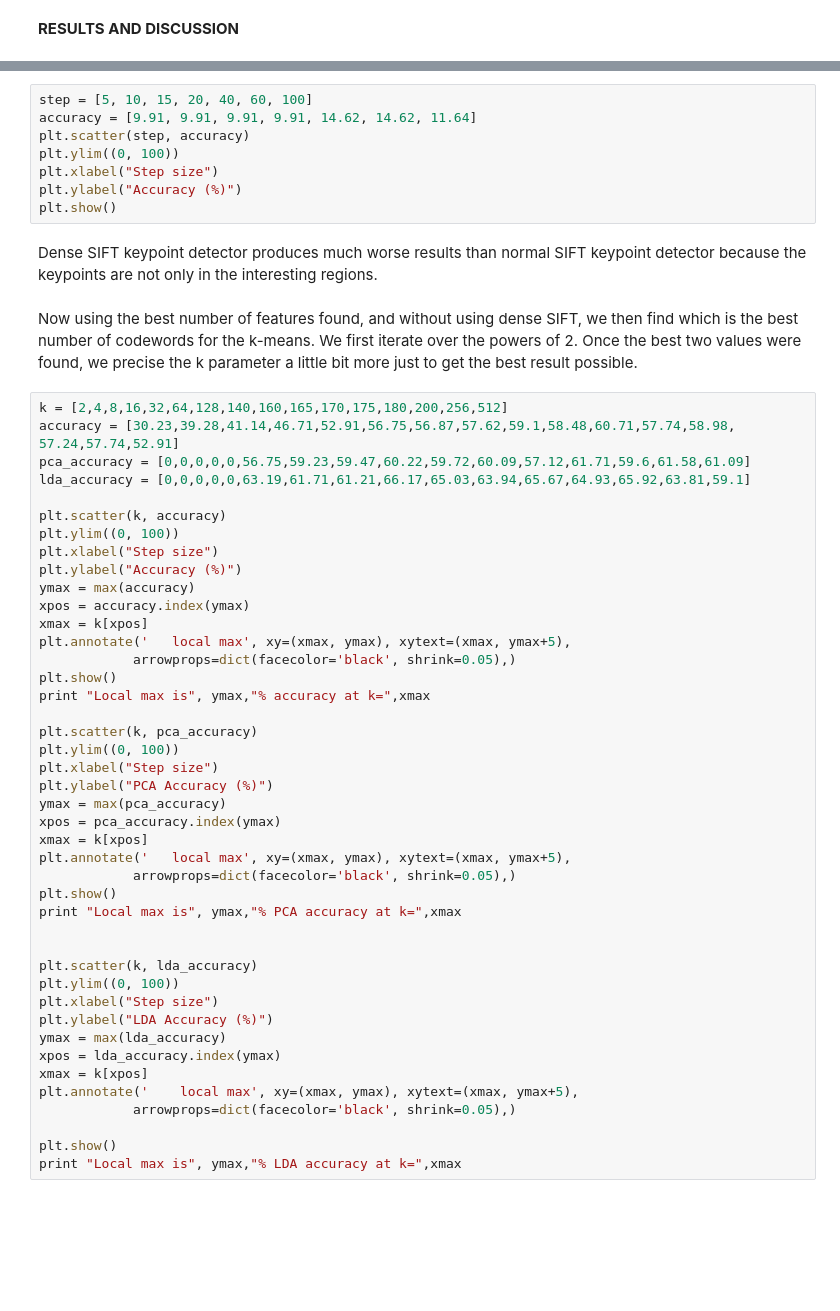
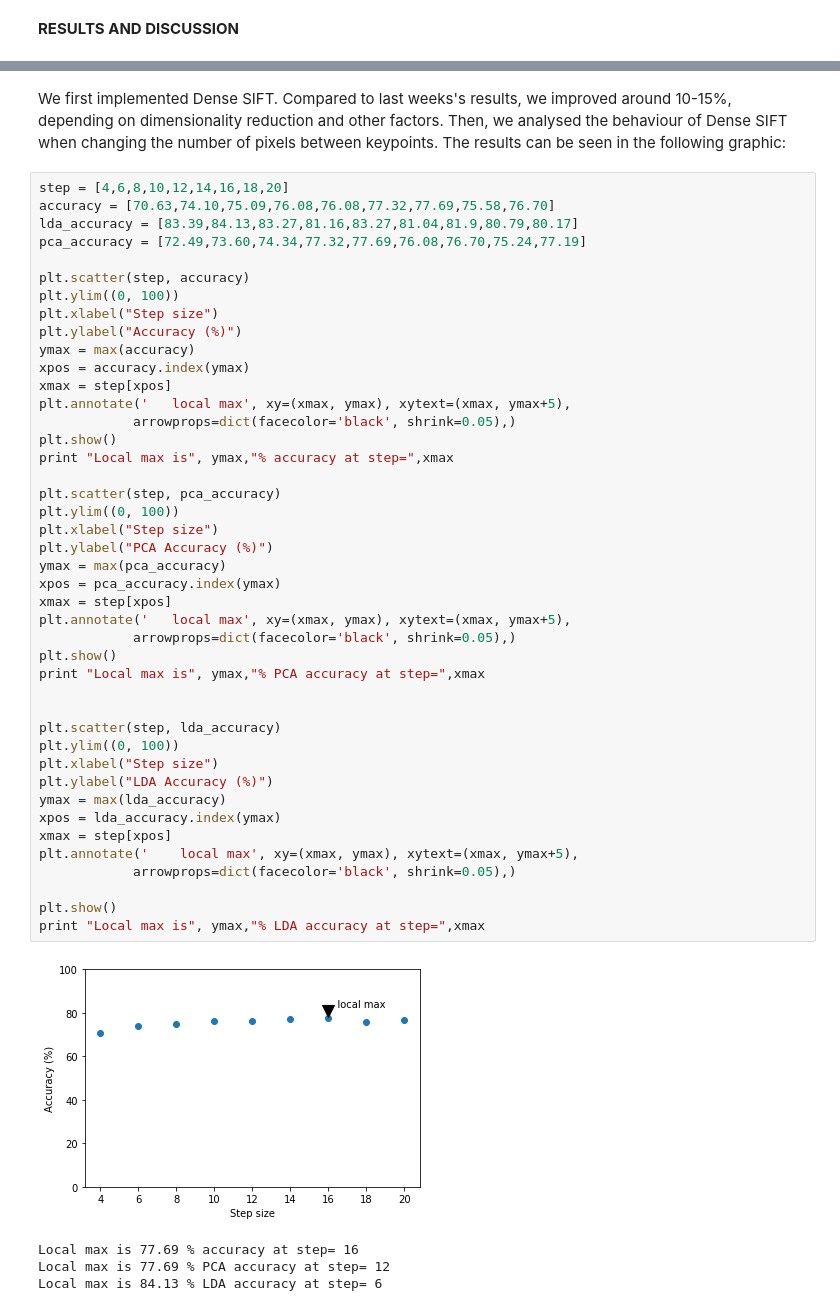
Before and after one commit to brugues/MCV-2019-M3, a Jupyter notebook: Week2/bovw/BagofVisualWords.ipynb, the cells around one changed output, grey strips where cells are left out. Saved outputs shown, nothing was run; the diff lists cells and outputs as text; blank space fills up the shorter version.

Commit message:
Dense SIFT results

```diff
--- a/Week2/bovw/BagofVisualWords.ipynb
+++ b/Week2/bovw/BagofVisualWords.ipynb
@@ -205,55 +173,53 @@ print("Example of dense SIFT")
-# %%
-step = [5, 10, 15, 20, 40, 60, 100]
-accuracy = [9.91, 9.91, 9.91, 9.91, 14.62, 14.62, 11.64]
-plt.scatter(step, accuracy)
-plt.ylim((0, 100))
-plt.xlabel("Step size")
-plt.ylabel("Accuracy (%)")
-plt.show()
-# %% [markdown]
-Dense SIFT keypoint detector produces much worse results than normal SIFT keypoint detector because the keypoints are not only in the interesting regions.
-# %% [markdown]
-Now using the best number of features found, and without using dense SIFT, we then find which is the best number of codewords for the k-means. We first iterate over the powers of 2. Once the best two values were found, we precise the k parameter a little bit more just to get the best result possible.
+# %% [markdown]
+We first implemented Dense SIFT. Compared to last weeks's results,
+we improved around 10-15%, depending on dimensionality reduction and other factors.
+Then, we analysed the behaviour of Dense SIFT when changing the number of pixels between keypoints.
+The results can be seen in the following graphic:
 # %%
-k = [2,4,8,16,32,64,128,140,160,165,170,175,180,200,256,512]
-accuracy = [30.23,39.28,41.14,46.71,52.91,56.75,56.87,57.62,59.1,58.48,60.71,57.74,58.98, 57.24,57.74,52.91]
-pca_accuracy = [0,0,0,0,0,56.75,59.23,59.47,60.22,59.72,60.09,57.12,61.71,59.6,61.58,61.09]
-lda_accuracy = [0,0,0,0,0,63.19,61.71,61.21,66.17,65.03,63.94,65.67,64.93,65.92,63.81,59.1]
+step = [4,6,8,10,12,14,16,18,20]
+accuracy = [70.63,74.10,75.09,76.08,76.08,77.32,77.69,75.58,76.70]
+lda_accuracy = [83.39,84.13,83.27,81.16,83.27,81.04,81.9,80.79,80.17]
+pca_accuracy = [72.49,73.60,74.34,77.32,77.69,76.08,76.70,75.24,77.19]
 
-plt.scatter(k, accuracy)
+plt.scatter(step, accuracy)
 plt.ylim((0, 100))
 plt.xlabel("Step size")
 plt.ylabel("Accuracy (%)")
 ymax = max(accuracy)
 xpos = accuracy.index(ymax)
-xmax = k[xpos]
+xmax = step[xpos]
 plt.annotate('   local max', xy=(xmax, ymax), xytext=(xmax, ymax+5),
             arrowprops=dict(facecolor='black', shrink=0.05),)
 plt.show()
-print "Local max is", ymax,"% accuracy at k=",xmax
+print "Local max is", ymax,"% accuracy at step=",xmax
 
-plt.scatter(k, pca_accuracy)
+plt.scatter(step, pca_accuracy)
 plt.ylim((0, 100))
 plt.xlabel("Step size")
 plt.ylabel("PCA Accuracy (%)")
 ymax = max(pca_accuracy)
 xpos = pca_accuracy.index(ymax)
-xmax = k[xpos]
+xmax = step[xpos]
 plt.annotate('   local max', xy=(xmax, ymax), xytext=(xmax, ymax+5),
             arrowprops=dict(facecolor='black', shrink=0.05),)
 plt.show()
-print "Local max is", ymax,"% PCA accuracy at k=",xmax
+print "Local max is", ymax,"% PCA accuracy at step=",xmax
 
 
-plt.scatter(k, lda_accuracy)
+plt.scatter(step, lda_accuracy)
 plt.ylim((0, 100))
 plt.xlabel("Step size")
 plt.ylabel("LDA Accuracy (%)")
 ymax = max(lda_accuracy)
 xpos = lda_accuracy.index(ymax)
-xmax = k[xpos]
+xmax = step[xpos]
 plt.annotate('    local max', xy=(xmax, ymax), xytext=(xmax, ymax+5),
             arrowprops=dict(facecolor='black', shrink=0.05),)
 
 plt.show()
-print "Local max is", ymax,"% LDA accuracy at k=",xmax
+print "Local max is", ymax,"% LDA accuracy at step=",xmax
+# %% [output]
+[figure, added]
+Local max is 77.69 % accuracy at step= 16
+Local max is 77.69 % PCA accuracy at step= 12
+Local max is 84.13 % LDA accuracy at step= 6
```
Also changed, not shown: parts of 26 cells of this notebook.
